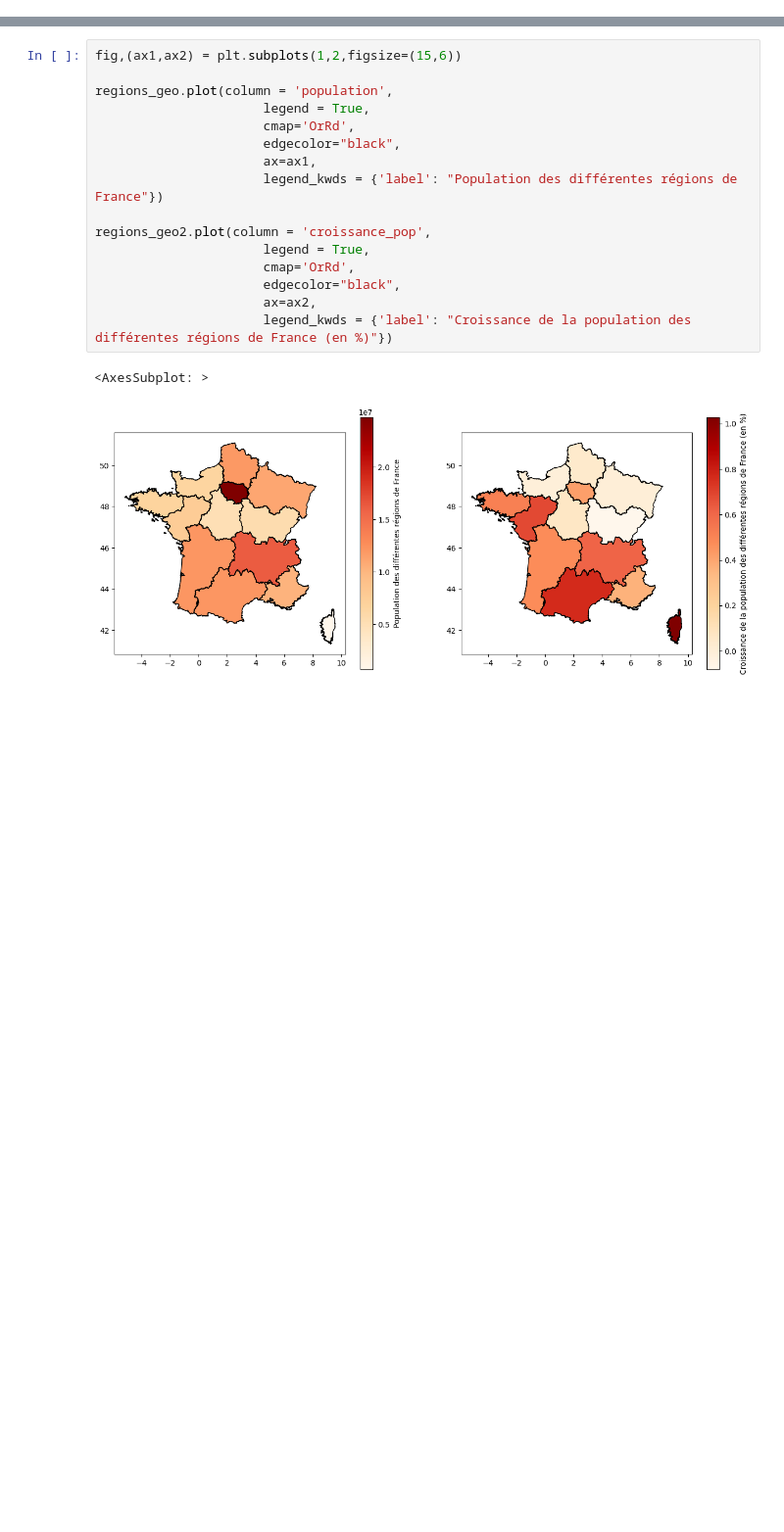
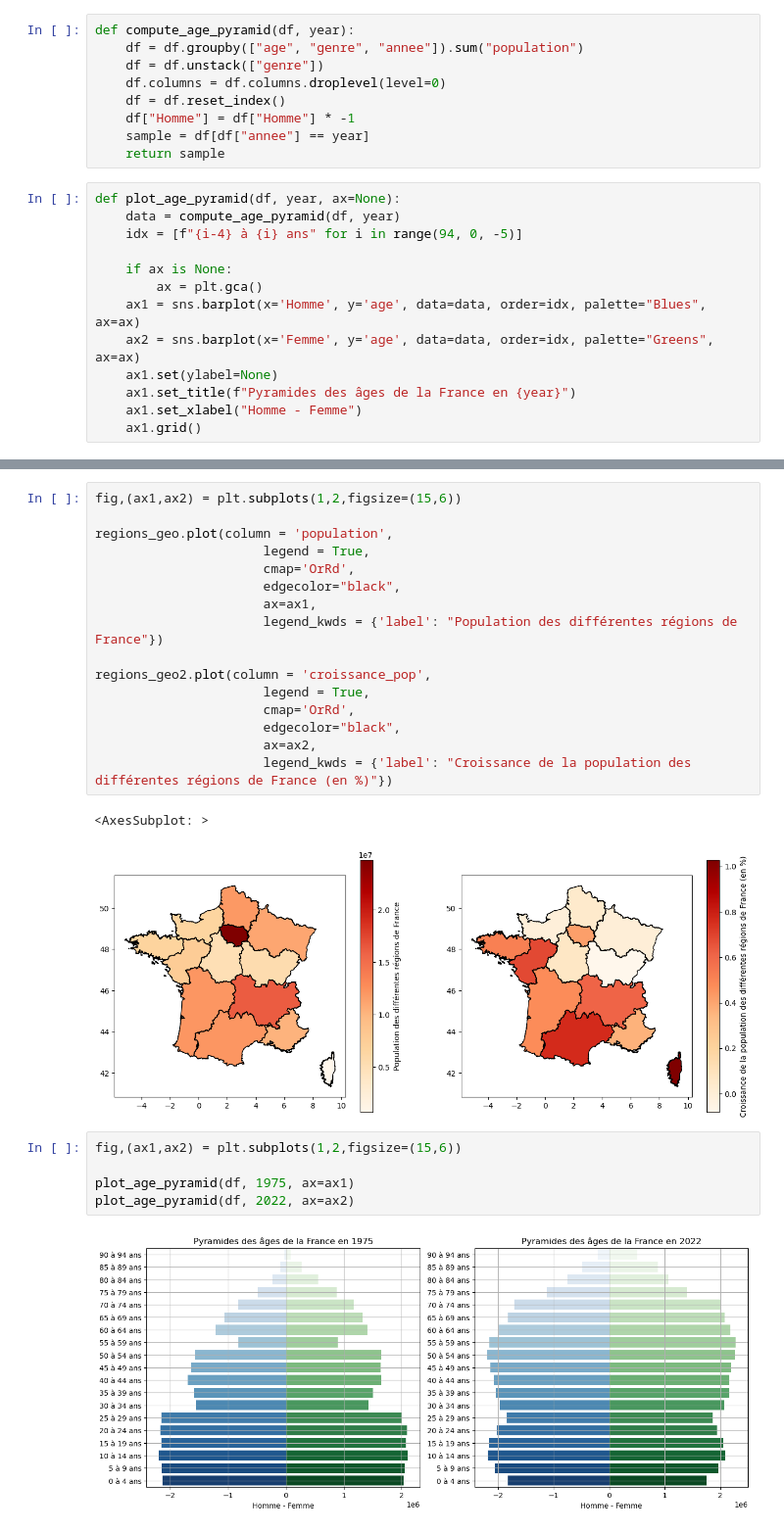
Before and after one commit to InseeFrLab/formation-python-initiation, a Jupyter notebook: notebooks/projects/RP/tmp_nb.ipynb, the cells around one changed output, grey strips where cells are left out. Shown at 98% size. Cells and saved outputs as stored; diff of their text form; blank space fills up the shorter version.

```diff
--- a/notebooks/projects/RP/tmp_nb.ipynb
+++ b/notebooks/projects/RP/tmp_nb.ipynb
@@ -88,3 +101,25 @@ def plot_population_by_gender_per_department(df, department_code):
+# %%
+def compute_age_pyramid(df, year):
+    df = df.groupby(["age", "genre", "annee"]).sum("population")
+    df = df.unstack(["genre"])
+    df.columns = df.columns.droplevel(level=0)
+    df = df.reset_index()
+    df["Homme"] = df["Homme"] * -1
+    sample = df[df["annee"] == year]
+    return sample
+# %%
+def plot_age_pyramid(df, year, ax=None):
+    data = compute_age_pyramid(df, year)
+    idx = [f"{i-4} à {i} ans" for i in range(94, 0, -5)]
+
+    if ax is None:
+        ax = plt.gca()
+    ax1 = sns.barplot(x='Homme', y='age', data=data, order=idx, palette="Blues", ax=ax)
+    ax2 = sns.barplot(x='Femme', y='age', data=data, order=idx, palette="Greens", ax=ax)
+    ax1.set(ylabel=None)
+    ax1.set_title(f"Pyramides des âges de la France en {year}")
+    ax1.set_xlabel("Homme - Femme")
+    ax1.grid()
 # %% [markdown]
 On importe données depuis le site de l'insee sur le Recensement. Malheureusement donnée en excel donc plusieurs modifications à effectuer pour netoyer ce fichier afin d'analyser les statistique
 # %%
@@ -188,3 +207,10 @@ regions_geo2.plot(column = 'croissance_pop',
 # %% [output]
 <AxesSubplot: >
 [figure]
+# %%
+fig,(ax1,ax2) = plt.subplots(1,2,figsize=(15,6))
+
+plot_age_pyramid(df, 1975, ax=ax1)
+plot_age_pyramid(df, 2022, ax=ax2)
+# %% [output]
+[figure, added]
```
Also changed, not shown: parts of 7 cells of this notebook.
